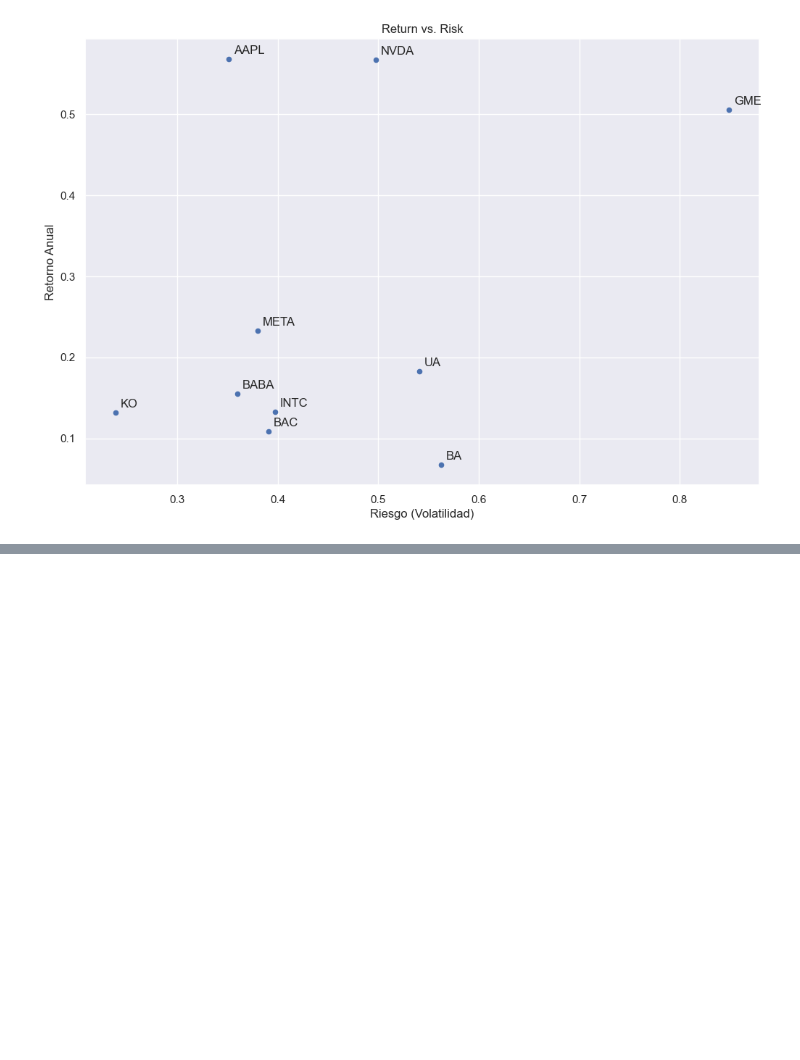
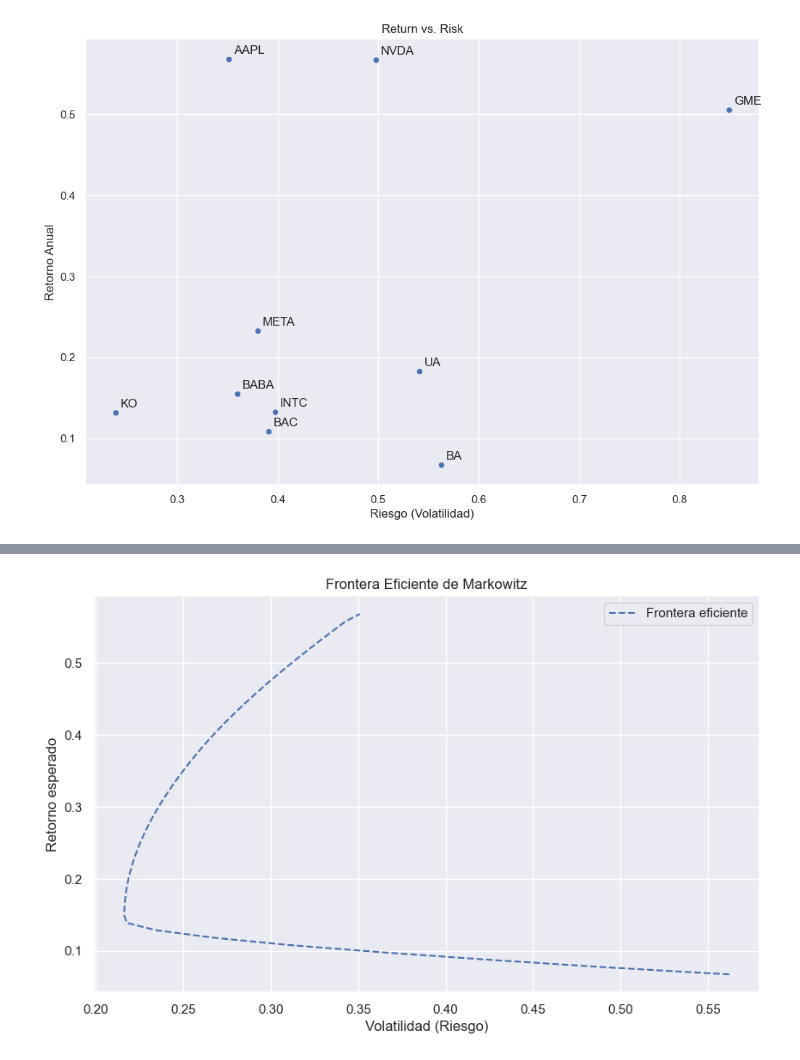
Before and after one commit to DaveQuant/Mathematical-Models-For-Pricing-Options, a Jupyter notebook: efficient_frontier.ipynb, the cells around one changed output, grey strips where cells are left out. Cells and saved outputs as stored; diff of their text form; code cells hidden in the pictures; blank space fills up the shorter version.

```diff
--- a/efficient_frontier.ipynb
+++ b/efficient_frontier.ipynb
@@ -82,0 +134,59 @@ plt.show()
+# %%
+# Función para calcular el rendimiento y volatilidad de la cartera
+def portfolio_performance(weights, mean_returns, cov_matrix):
+    ret = np.dot(weights, mean_returns)
+    vol = np.sqrt(np.dot(weights.T, np.dot(cov_matrix, weights)))
+    return ret, vol
+
+# Función objetivo: minimizar la volatilidad
+def minimize_volatility(weights, mean_returns, cov_matrix):
+    return portfolio_performance(weights, mean_returns, cov_matrix)[1]
+
+# Función para calcular la frontera eficiente
+def calculate_efficient_frontier(mean_returns, cov_matrix, target_returns):
+    num_assets = len(mean_returns)
+    results = []
+    bounds = tuple((0, 1) for _ in range(num_assets))
+    # Restricción: la suma de los pesos es 1
+    constraints = [{'type': 'eq', 'fun': lambda x: np.sum(x) - 1}]
+
+    for target in target_returns:
+        # Añadir restricción de retorno
+        constraints_target = constraints + [{'type': 'eq', 'fun': lambda x, target=target: np.dot(x, mean_returns) - target}]
+        # Valor inicial: pesos iguales
+        init_guess = num_assets * [1. / num_assets]
+        opt = minimize(minimize_volatility, init_guess,
+                       args=(mean_returns, cov_matrix),
+                       method='SLSQP', bounds=bounds, constraints=constraints_target)
+        if opt.success:
+            ret, vol = portfolio_performance(opt.x, mean_returns, cov_matrix)
+            results.append((vol, ret, opt.x))
+        else:
+            results.append((None, None, None))
+    return results
+
+
+mean_returns = exp_returns
+cov_matrix = cov_matrix * 252
+
+# Definimos un rango de retornos objetivo
+min_return = mean_returns.min()
+max_return = mean_returns.max()
+target_returns = np.linspace(min_return, max_return, 50)
+
+frontier = calculate_efficient_frontier(mean_returns, cov_matrix, target_returns)
+
+# Extraer volatilidades y retornos de la frontera
+vols = [point[0] for point in frontier if point[0] is not None]
+rets = [point[1] for point in frontier if point[1] is not None]
+
+# Graficar la frontera eficiente
+plt.figure(figsize=(10, 6))
+plt.plot(vols, rets, 'b--', label='Frontera eficiente')
+plt.xlabel('Volatilidad (Riesgo)')
+plt.ylabel('Retorno esperado')
+plt.title('Frontera Eficiente de Markowitz')
+plt.legend()
+plt.show()
+# %% [output]
+[figure, added]
```
Also changed, not shown: parts of 4 cells of this notebook.
